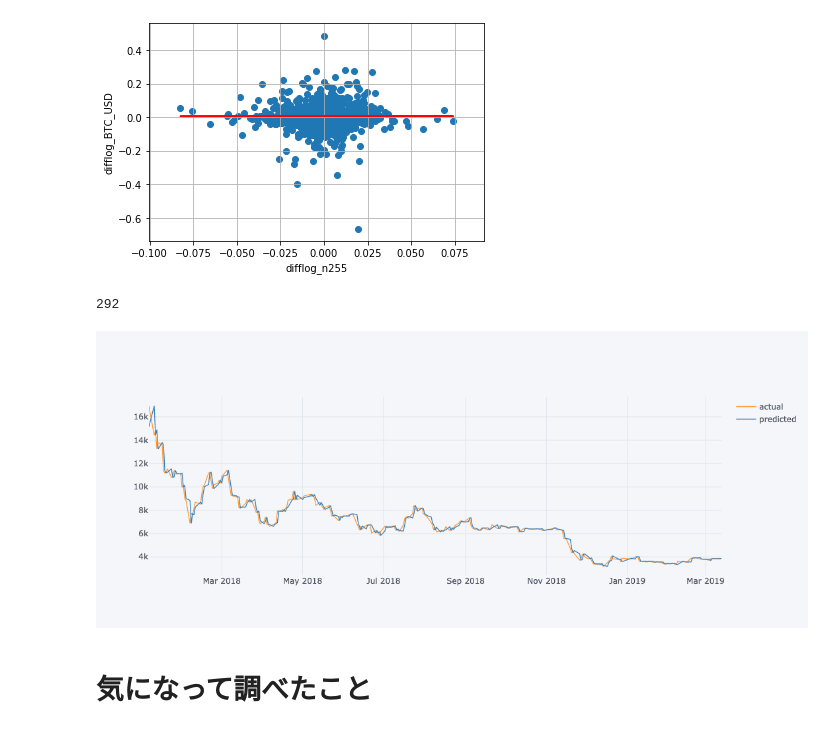
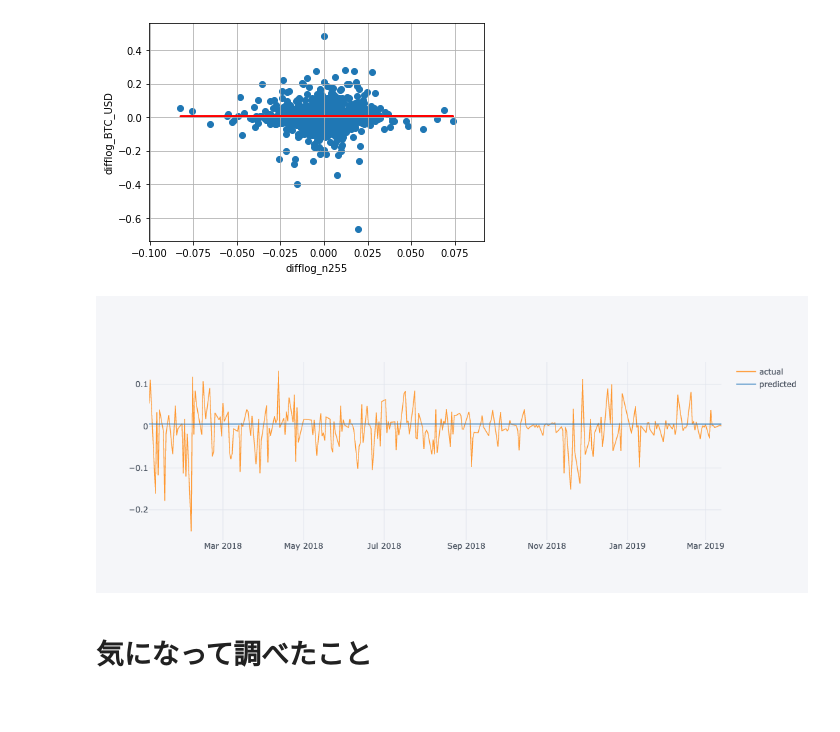
Before and after one commit to MiraiChino/ensemble, a Jupyter notebook: a.ipynb, the cells around one changed output. Cells and saved outputs as stored; diff of their text form; code cells hidden in the pictures.

```diff
--- a/a.ipynb
+++ b/a.ipynb
@@ -309,25 +303,12 @@ plt.grid()
 -0.04212142123392293
 [figure]
 # %%
-# len(model.predict(test_x).reshape(1, -1)[0])
-len(test_x)
+pd.DataFrame({
+    "actual": test_y["close_y"],
+    "predicted": model.predict(test_x).reshape(1, -1)[0]
+}).iplot()
 # %% [output]
-292
+[figure, added]
-# %%
-import math
-
-predict = XY["close_y"].to_frame()[split_time <= XY.index]
-predict["shift"] = predict.shift()
-predict["pred_difflog"] = model.predict(test_x).reshape(1, -1)[0]
-predict = predict.dropna()
-predict["pred_diff"] = math.e**predict["pred_difflog"]
-predict["predicted"] = predict["shift"] + predict["pred_diff"]
-pd.DataFrame({
-    "actual": predict["close_y"],
-    "predicted": predict["predicted"]
-}).iplot()
-# %% [output]
-[figure, removed]
 # %% [markdown]
 # 気になって調べたこと
 # %% [markdown]
```
Also changed, not shown: parts of 2 cells of this notebook.
